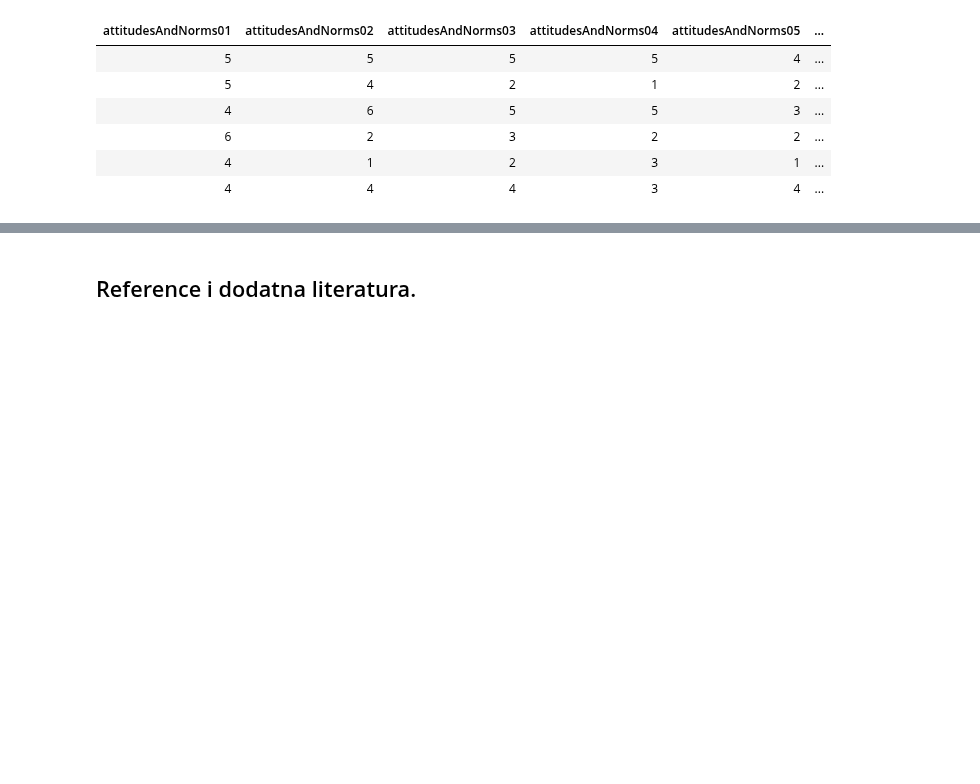
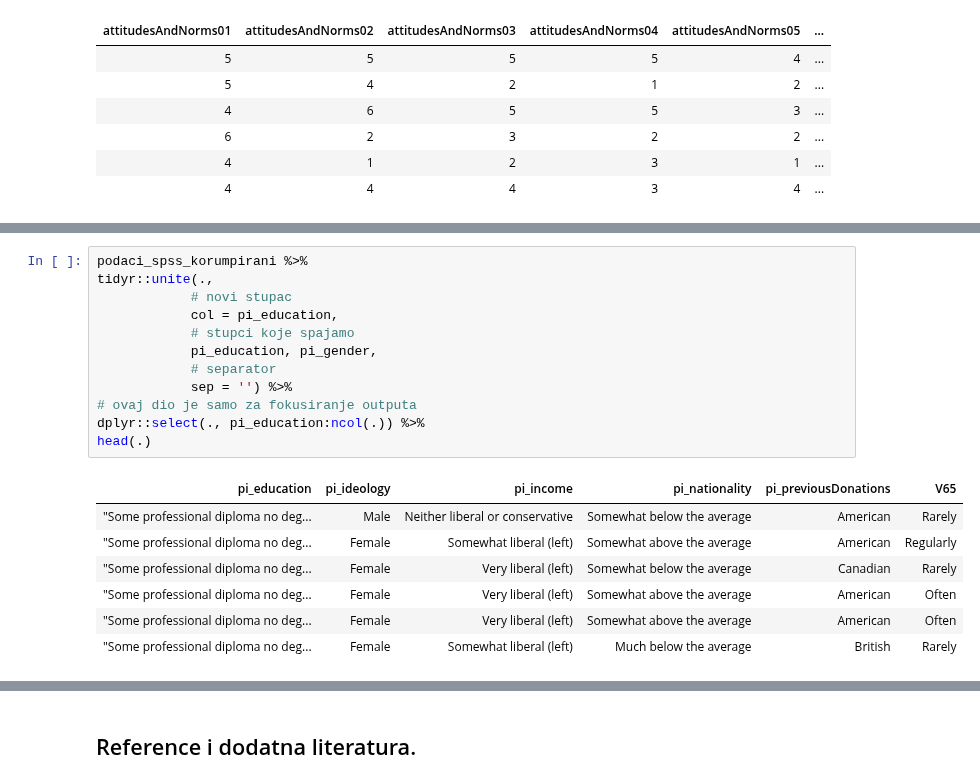
Before and after one commit to vdeni/rdionica, a Jupyter notebook: jupyter-notebook/priprema_podaci_upitnik.ipynb, the cells around one changed output, grey strips where cells are left out. Cells and saved outputs as stored; diff of their text form; blank space fills up the shorter version.

```diff
--- a/jupyter-notebook/priprema_podaci_upitnik.ipynb
+++ b/jupyter-notebook/priprema_podaci_upitnik.ipynb
@@ -1354,0 +1372,20 @@ ekstraktati te redove vanka, modificirati ih i onda nalijepiti nazad
+# %%
+podaci_spss_korumpirani %>%
+tidyr::unite(.,
+            # novi stupac
+            col = pi_education,
+            # stupci koje spajamo
+            pi_education, pi_gender,
+            # separator
+            sep = '') %>%
+# ovaj dio je samo za fokusiranje outputa
+dplyr::select(., pi_education:ncol(.)) %>%
+head(.)
+# %% [output]
+| pi_education | pi_ideology | pi_income | pi_nationality | pi_previousDonations | V65 |
+| "Some professional diploma no deg... | Male | Neither liberal or conservative | Somewhat below the average | American | Rarely |
+| "Some professional diploma no deg... | Female | Somewhat liberal (left) | Somewhat above the average | American | Regularly |
+| "Some professional diploma no deg... | Female | Very liberal (left) | Somewhat below the average | Canadian | Rarely |
+| "Some professional diploma no deg... | Female | Very liberal (left) | Somewhat above the average | American | Often |
+| "Some professional diploma no deg... | Female | Very liberal (left) | Somewhat above the average | American | Often |
+| "Some professional diploma no deg... | Female | Somewhat liberal (left) | Much below the average | British | Rarely |
```
Also changed, not shown: parts of 26 cells of this notebook.
